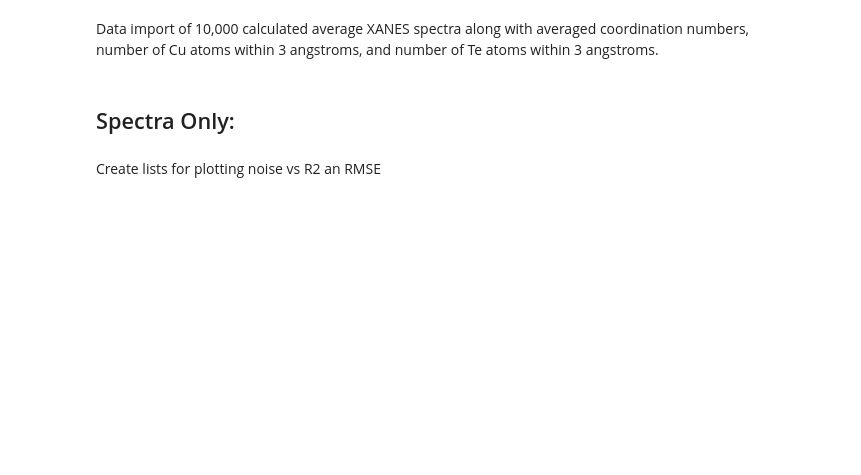
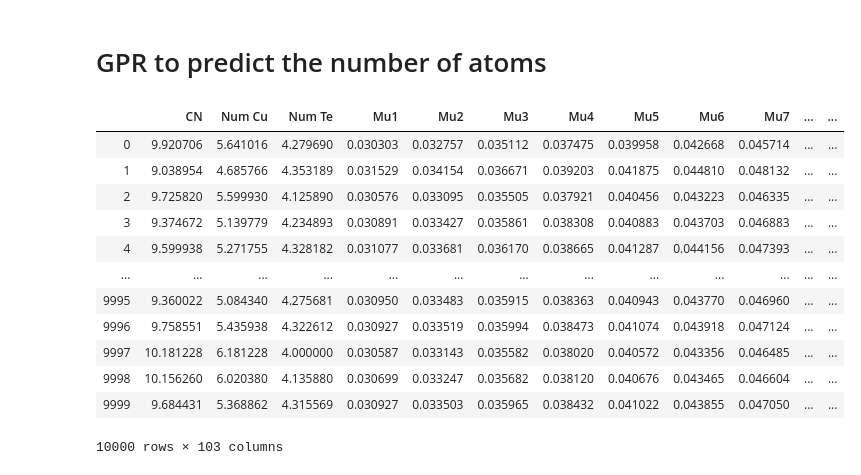
Before and after one commit to PredictXANES/XANES_Capstone, a Jupyter notebook: examples/GPR_0noise.ipynb, the cells around one changed output. Saved outputs shown, nothing was run; the diff lists cells and outputs as text; code cells hidden in the pictures; blank space fills up the shorter version.

```diff
--- a/examples/GPR_0noise.ipynb
+++ b/examples/GPR_0noise.ipynb
@@ -1 +1,3 @@
+# %% [markdown]
+# GPR to predict the number of atoms
 # %%
@@ -219,8 +12,17 @@ def MLP_per_noise_1_2(df, Noise_STD, rmse_CN_master_list_1_2, score_CN_master_li
-# %% [markdown]
-Data import of 10,000 calculated average XANES spectra along with averaged coordination numbers, number of Cu atoms within 3 angstroms, and number of Te atoms within 3 angstroms.
 # %%
 df = pd.read_csv('mu_cn10000.csv')
+df
+# %% [output]
+|  | CN | Num Cu | Num Te | Mu1 | Mu2 | Mu3 | Mu4 | Mu5 | Mu6 | Mu7 | ... | ... |
+| 0 | 9.920706 | 5.641016 | 4.279690 | 0.030303 | 0.032757 | 0.035112 | 0.037475 | 0.039958 | 0.042668 | 0.045714 | ... | ... |
+| 1 | 9.038954 | 4.685766 | 4.353189 | 0.031529 | 0.034154 | 0.036671 | 0.039203 | 0.041875 | 0.044810 | 0.048132 | ... | ... |
+| 2 | 9.725820 | 5.599930 | 4.125890 | 0.030576 | 0.033095 | 0.035505 | 0.037921 | 0.040456 | 0.043223 | 0.046335 | ... | ... |
+| 3 | 9.374672 | 5.139779 | 4.234893 | 0.030891 | 0.033427 | 0.035861 | 0.038308 | 0.040883 | 0.043703 | 0.046883 | ... | ... |
+| 4 | 9.599938 | 5.271755 | 4.328182 | 0.031077 | 0.033681 | 0.036170 | 0.038665 | 0.041287 | 0.044156 | 0.047393 | ... | ... |
+| ... | ... | ... | ... | ... | ... | ... | ... | ... | ... | ... | ... | ... |
+| 9995 | 9.360022 | 5.084340 | 4.275681 | 0.030950 | 0.033483 | 0.035915 | 0.038363 | 0.040943 | 0.043770 | 0.046960 | ... | ... |
+| 9996 | 9.758551 | 5.435938 | 4.322612 | 0.030927 | 0.033519 | 0.035994 | 0.038473 | 0.041074 | 0.043918 | 0.047124 | ... | ... |
+| 9997 | 10.181228 | 6.181228 | 4.000000 | 0.030587 | 0.033143 | 0.035582 | 0.038020 | 0.040572 | 0.043356 | 0.046485 | ... | ... |
+| 9998 | 10.156260 | 6.020380 | 4.135880 | 0.030699 | 0.033247 | 0.035682 | 0.038120 | 0.040676 | 0.043465 | 0.046604 | ... | ... |
+| 9999 | 9.684431 | 5.368862 | 4.315569 | 0.030927 | 0.033503 | 0.035965 | 0.038432 | 0.041022 | 0.043855 | 0.047050 | ... | ... |
+10000 rows × 103 columns
-# %% [markdown]
-## Spectra Only:
-# %% [markdown]
-Create lists for plotting noise vs R2 an RMSE
```
Also changed, not shown: parts of 27 cells of this notebook, 9 other files.
